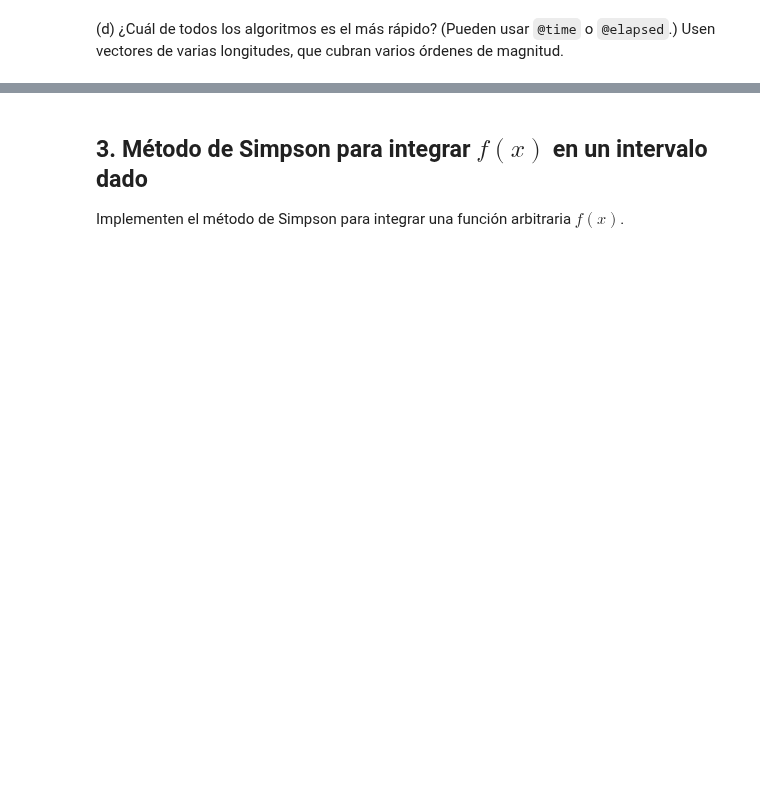
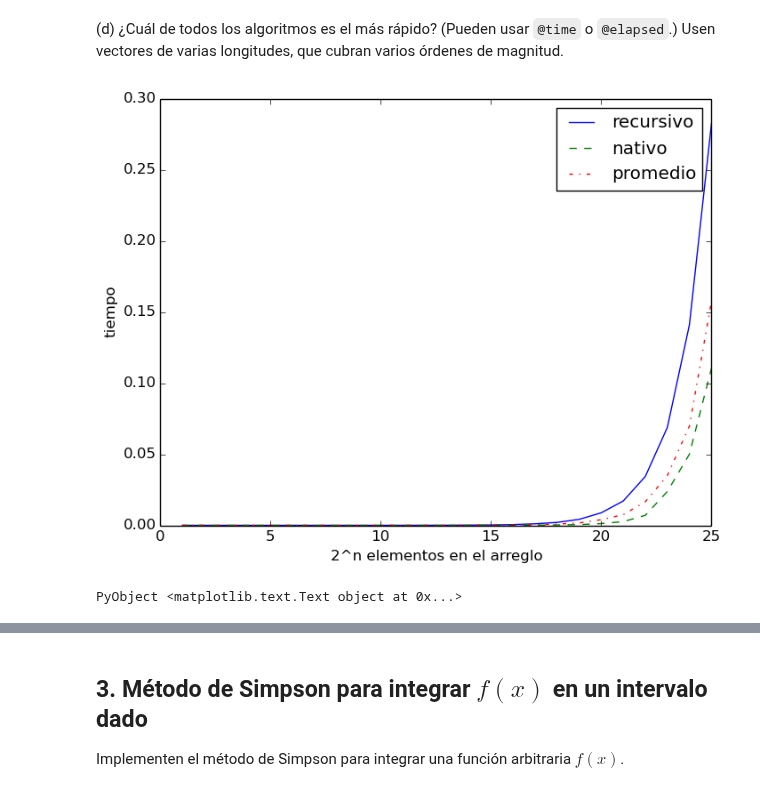
Before and after one commit to lbenet/2017-2_TSFisComputacional-1, a Jupyter notebook: tareas/Ruben/Tarea1.ipynb, the cells around one changed output, grey strips where cells are left out. Saved outputs shown, nothing was run; the diff lists cells and outputs as text; code cells hidden in the pictures; blank space fills up the shorter version.

```diff
--- a/tareas/Ruben/Tarea1.ipynb
+++ b/tareas/Ruben/Tarea1.ipynb
@@ -314,6 +329,16 @@ end
 log_rec = log(tiempos_rec)
 log_pro = log(tiempos_pro)
 log_nat = log(tiempos_nat);
+# %%
+plot(1:n, tiempos_rec,  linestyle = "-",  label = "recursivo")
+plot(1:n, tiempos_nat,  linestyle = "--", label = "nativo")
+plot(1:n, tiempos_pro,  linestyle = "-.", label = "promedio")
+legend(loc="best")
+ylabel("tiempo")
+xlabel("2^n elementos en el arreglo")
+# %% [output]
+[figure, added]
+PyObject <matplotlib.text.Text object at 0x...>
 # %%
 plot(1:n, log_rec,  linestyle = "-",  label = "recursivo")
 plot(1:n, log_nat,  linestyle = "--", label = "nativo")
```
Also changed, not shown: parts of 28 cells of this notebook.
